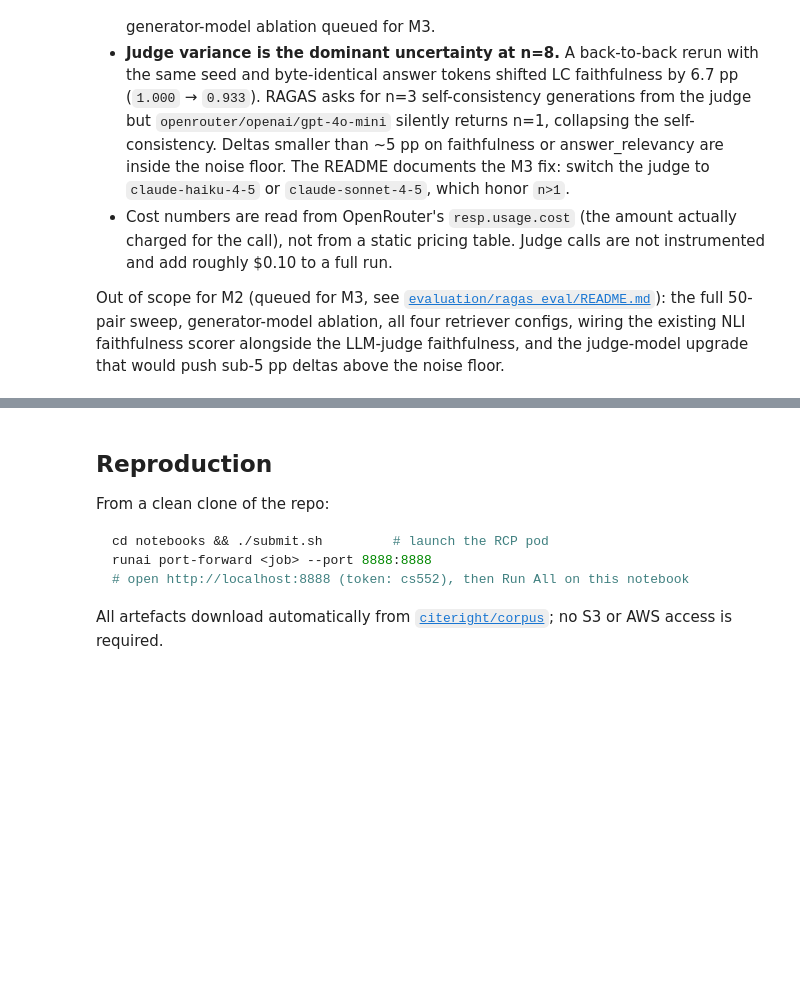
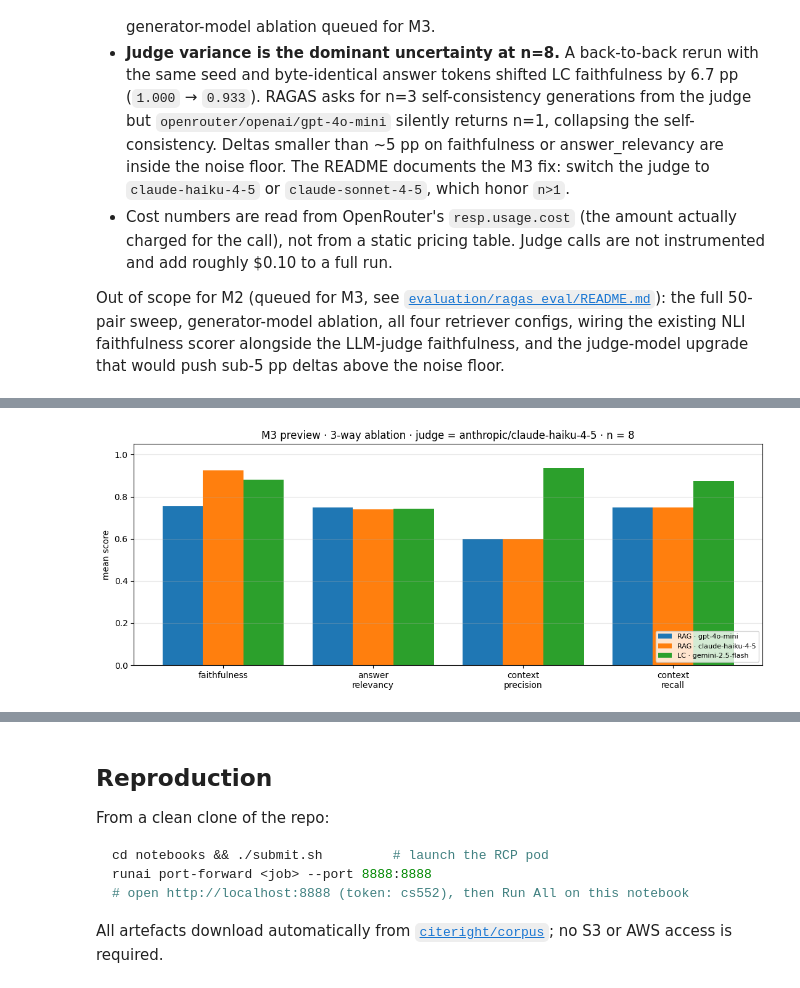
Before and after one commit to eliemada/cs552-faithful-rag, a Jupyter notebook: notebooks/yusif_askari_413862.ipynb, the cells around one changed output, grey strips where cells are left out. Cells and saved outputs as stored; diff of their text form; code cells hidden in the pictures; blank space fills up the shorter version.

```diff
--- a/notebooks/yusif_askari_413862.ipynb
+++ b/notebooks/yusif_askari_413862.ipynb
@@ -448,0 +526,23 @@ sub-5 pp deltas above the noise floor.
+# %%
+fig, ax = plt.subplots(figsize=(11, 4.5))
+x = np.arange(len(METRIC_NAMES))
+w = 0.27
+
+ax.bar(x - w, [p_rag["aggregate"][m] for m in METRIC_NAMES], w, label=rag_label)
+ax.bar(x, [p_alt["aggregate"][m] for m in METRIC_NAMES], w, label=alt_label)
+ax.bar(x + w, [p_lc["aggregate"][m] for m in METRIC_NAMES], w, label=lc_label)
+
+ax.set_xticks(x)
+ax.set_xticklabels([m.replace("_", "\n") for m in METRIC_NAMES])
+ax.set_ylim(0, 1.05)
+ax.set_ylabel("mean score")
+ax.set_title(
+    f"M3 preview \u00b7 3-way ablation \u00b7 judge = {preview_cfg['judge_model']} \u00b7 n = {p_rag['n']}"
+)
+ax.legend(loc="lower right", fontsize=8)
+ax.grid(axis="y", alpha=0.3)
+
+fig.tight_layout()
+plt.show()
+# %% [output]
+[figure, added]
```
Also changed, not shown: parts of 4 cells of this notebook.
